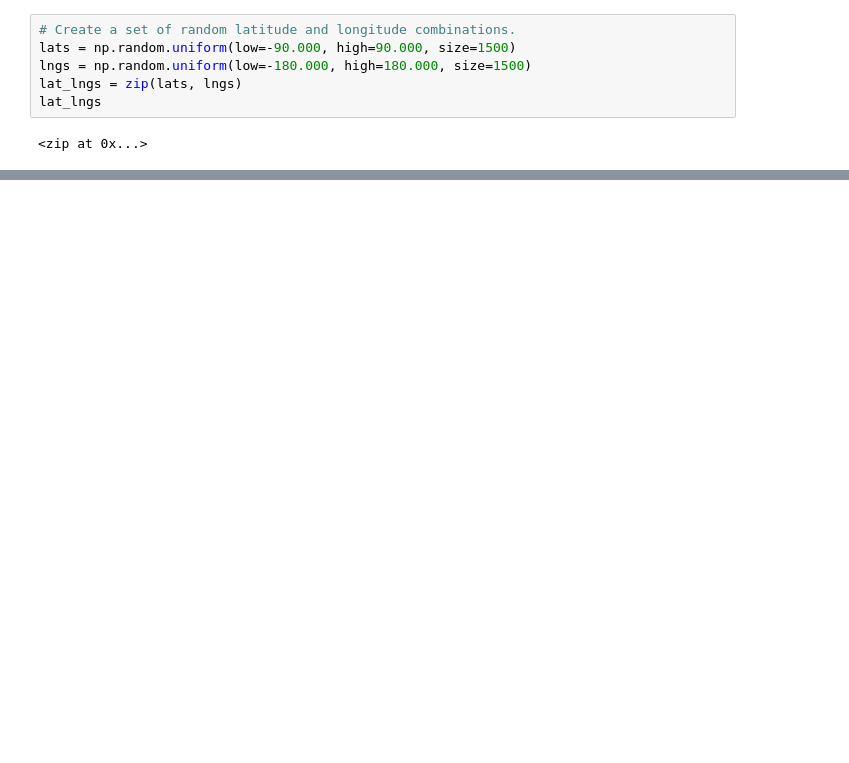
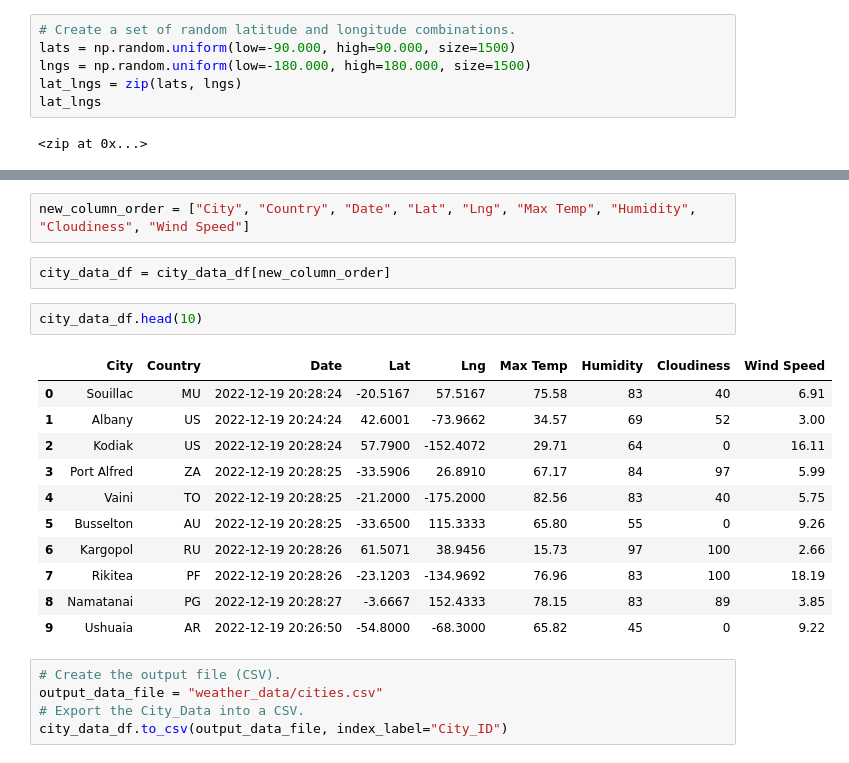
Before and after one commit to stacey1079/World_Weather_Analysis, a Jupyter notebook: WeatherPy.ipynb, the cells around one changed output, grey strips where cells are left out. Drawn from its saved outputs; the diff is of its cells as text; blank space fills up the shorter version.

```diff
--- a/WeatherPy.ipynb
+++ b/WeatherPy.ipynb
@@ -33,0 +146,23 @@ len(cities)
+# %%
+new_column_order = ["City", "Country", "Date", "Lat", "Lng", "Max Temp", "Humidity", "Cloudiness", "Wind Speed"]
+# %%
+city_data_df = city_data_df[new_column_order]
+# %%
+city_data_df.head(10)
+# %% [output]
+|  | City | Country | Date | Lat | Lng | Max Temp | Humidity | Cloudiness | Wind Speed |
+| 0 | Souillac | MU | 2022-12-19 20:28:24 | -20.5167 | 57.5167 | 75.58 | 83 | 40 | 6.91 |
+| 1 | Albany | US | 2022-12-19 20:24:24 | 42.6001 | -73.9662 | 34.57 | 69 | 52 | 3.00 |
+| 2 | Kodiak | US | 2022-12-19 20:28:24 | 57.7900 | -152.4072 | 29.71 | 64 | 0 | 16.11 |
+| 3 | Port Alfred | ZA | 2022-12-19 20:28:25 | -33.5906 | 26.8910 | 67.17 | 84 | 97 | 5.99 |
+| 4 | Vaini | TO | 2022-12-19 20:28:25 | -21.2000 | -175.2000 | 82.56 | 83 | 40 | 5.75 |
+| 5 | Busselton | AU | 2022-12-19 20:28:25 | -33.6500 | 115.3333 | 65.80 | 55 | 0 | 9.26 |
+| 6 | Kargopol | RU | 2022-12-19 20:28:26 | 61.5071 | 38.9456 | 15.73 | 97 | 100 | 2.66 |
+| 7 | Rikitea | PF | 2022-12-19 20:28:26 | -23.1203 | -134.9692 | 76.96 | 83 | 100 | 18.19 |
+| 8 | Namatanai | PG | 2022-12-19 20:28:27 | -3.6667 | 152.4333 | 78.15 | 83 | 89 | 3.85 |
+| 9 | Ushuaia | AR | 2022-12-19 20:26:50 | -54.8000 | -68.3000 | 65.82 | 45 | 0 | 9.22 |
+# %%
+# Create the output file (CSV).
+output_data_file = "weather_data/cities.csv"
+# Export the City_Data into a CSV.
+city_data_df.to_csv(output_data_file, index_label="City_ID")
```
Also changed, not shown: parts of 6 cells of this notebook.
